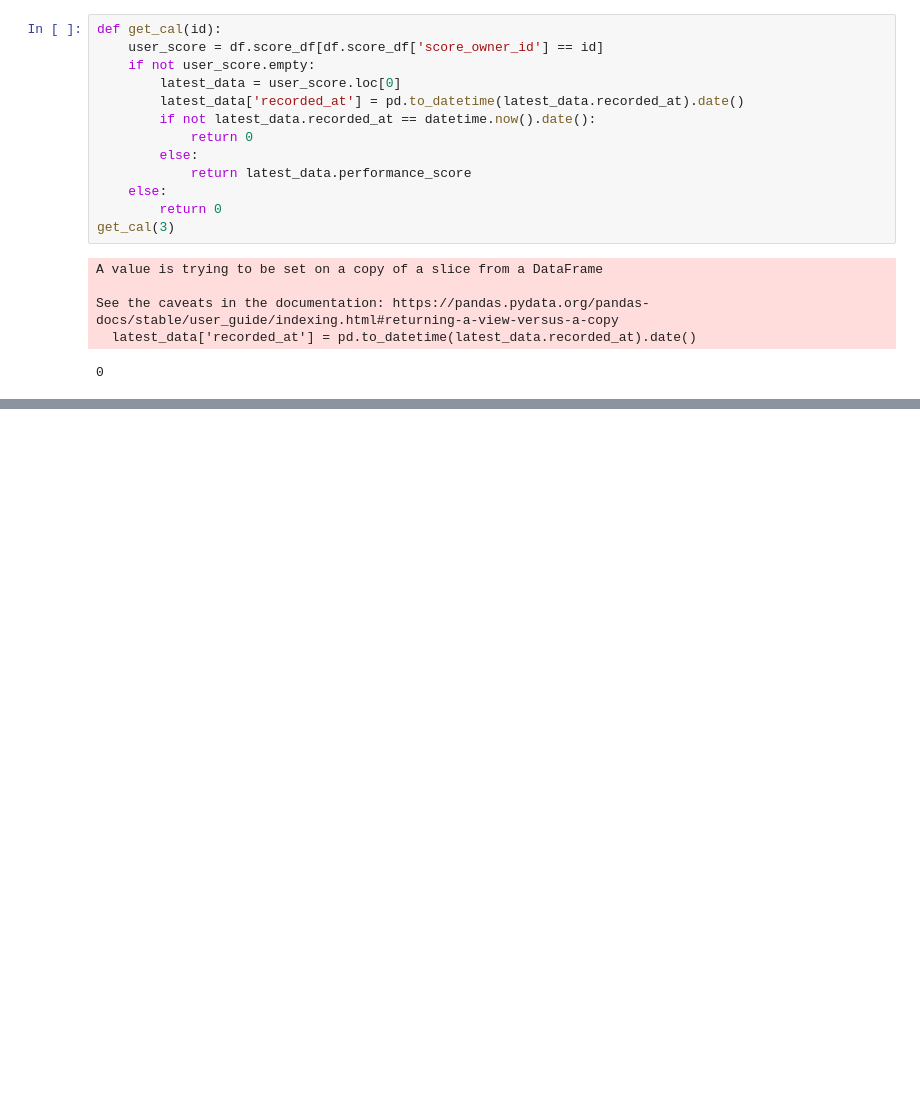
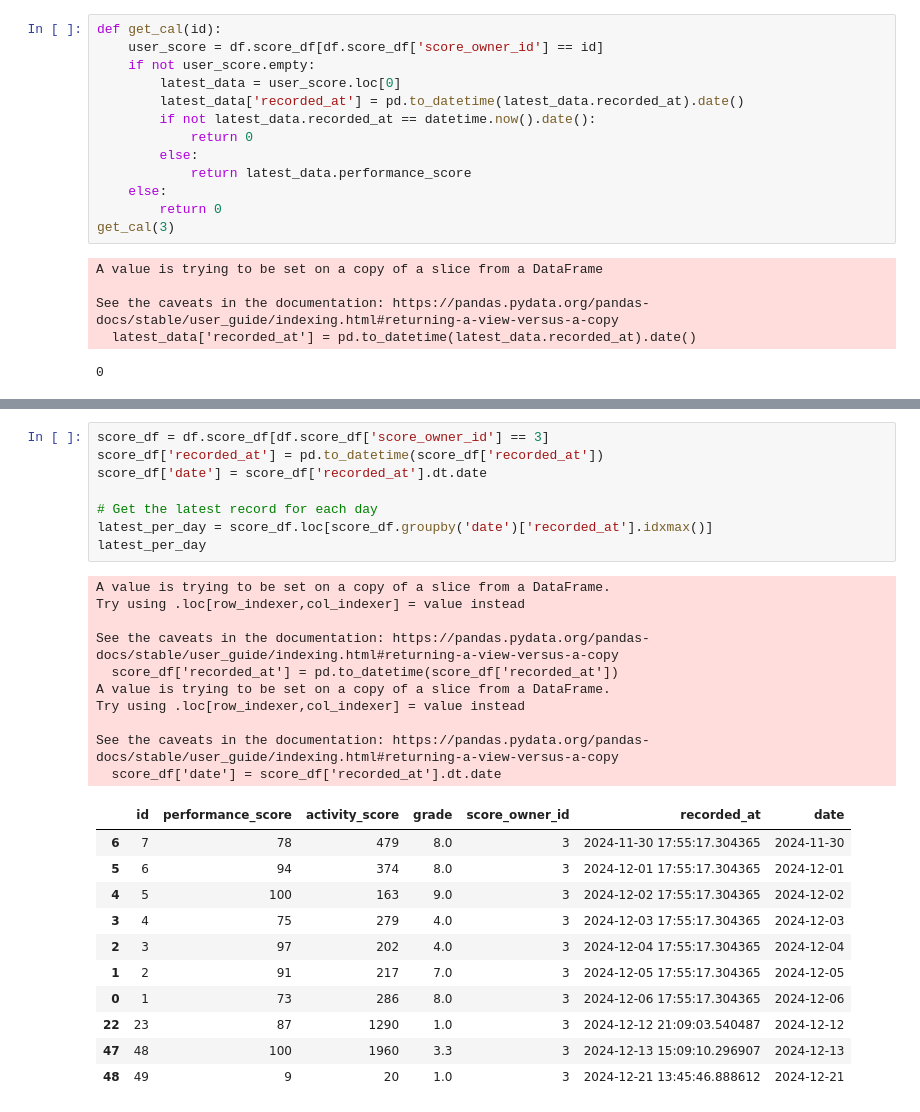
Before and after one commit to TOTO-TOILET/climb_log, a Jupyter notebook: data.ipynb, the cells around one changed output, grey strips where cells are left out. Saved outputs shown, nothing was run; the diff lists cells and outputs as text; blank space fills up the shorter version.

Commit message:
debugg issues with analyzer where it does not reflect on the latest data

```diff
--- a/data.ipynb
+++ b/data.ipynb
@@ -379,0 +402,30 @@ score_and_caroly(3)
+# %%
+score_df = df.score_df[df.score_df['score_owner_id'] == 3]
+score_df['recorded_at'] = pd.to_datetime(score_df['recorded_at'])
+score_df['date'] = score_df['recorded_at'].dt.date
+
+# Get the latest record for each day
+latest_per_day = score_df.loc[score_df.groupby('date')['recorded_at'].idxmax()]
+latest_per_day
+# %% [output]
+A value is trying to be set on a copy of a slice from a DataFrame.
+Try using .loc[row_indexer,col_indexer] = value instead
+
+See the caveats in the documentation: https://pandas.pydata.org/pandas-docs/stable/user_guide/indexing.html#returning-a-view-versus-a-copy
+  score_df['recorded_at'] = pd.to_datetime(score_df['recorded_at'])
+A value is trying to be set on a copy of a slice from a DataFrame.
+Try using .loc[row_indexer,col_indexer] = value instead
+
+See the caveats in the documentation: https://pandas.pydata.org/pandas-docs/stable/user_guide/indexing.html#returning-a-view-versus-a-copy
+  score_df['date'] = score_df['recorded_at'].dt.date
+|  | id | performance_score | activity_score | grade | score_owner_id | recorded_at | date |
+| 6 | 7 | 78 | 479 | 8.0 | 3 | 2024-11-30 17:55:17.304365 | 2024-11-30 |
+| 5 | 6 | 94 | 374 | 8.0 | 3 | 2024-12-01 17:55:17.304365 | 2024-12-01 |
+| 4 | 5 | 100 | 163 | 9.0 | 3 | 2024-12-02 17:55:17.304365 | 2024-12-02 |
+| 3 | 4 | 75 | 279 | 4.0 | 3 | 2024-12-03 17:55:17.304365 | 2024-12-03 |
+| 2 | 3 | 97 | 202 | 4.0 | 3 | 2024-12-04 17:55:17.304365 | 2024-12-04 |
+| 1 | 2 | 91 | 217 | 7.0 | 3 | 2024-12-05 17:55:17.304365 | 2024-12-05 |
+| 0 | 1 | 73 | 286 | 8.0 | 3 | 2024-12-06 17:55:17.304365 | 2024-12-06 |
+| 22 | 23 | 87 | 1290 | 1.0 | 3 | 2024-12-12 21:09:03.540487 | 2024-12-12 |
+| 47 | 48 | 100 | 1960 | 3.3 | 3 | 2024-12-13 15:09:10.296907 | 2024-12-13 |
+| 48 | 49 | 9 | 20 | 1.0 | 3 | 2024-12-21 13:45:46.888612 | 2024-12-21 |
```
Also changed, not shown: parts of 14 cells of this notebook, 4 other files.
